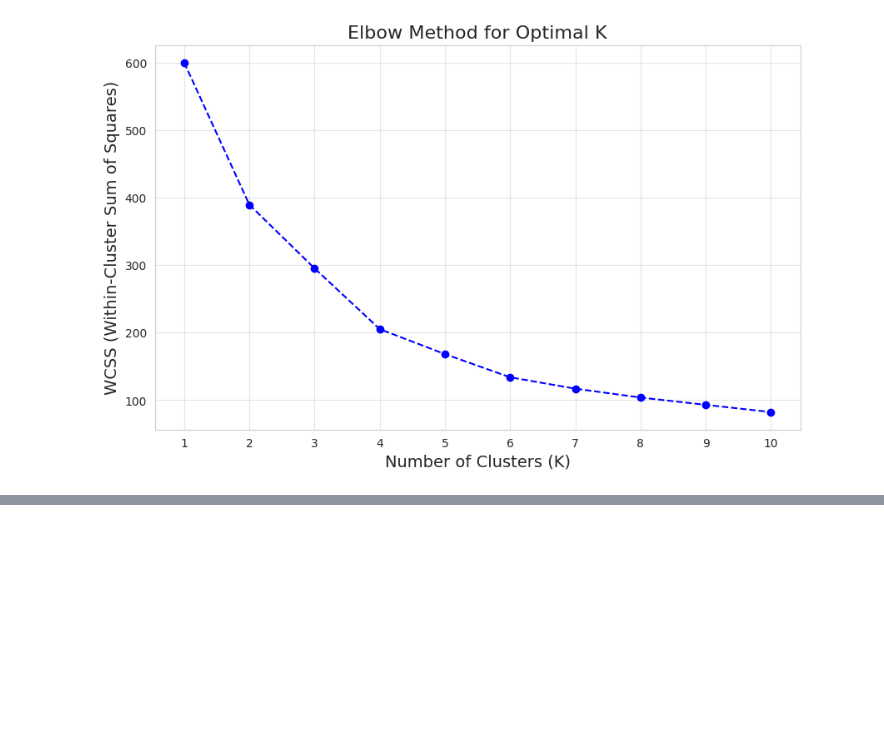
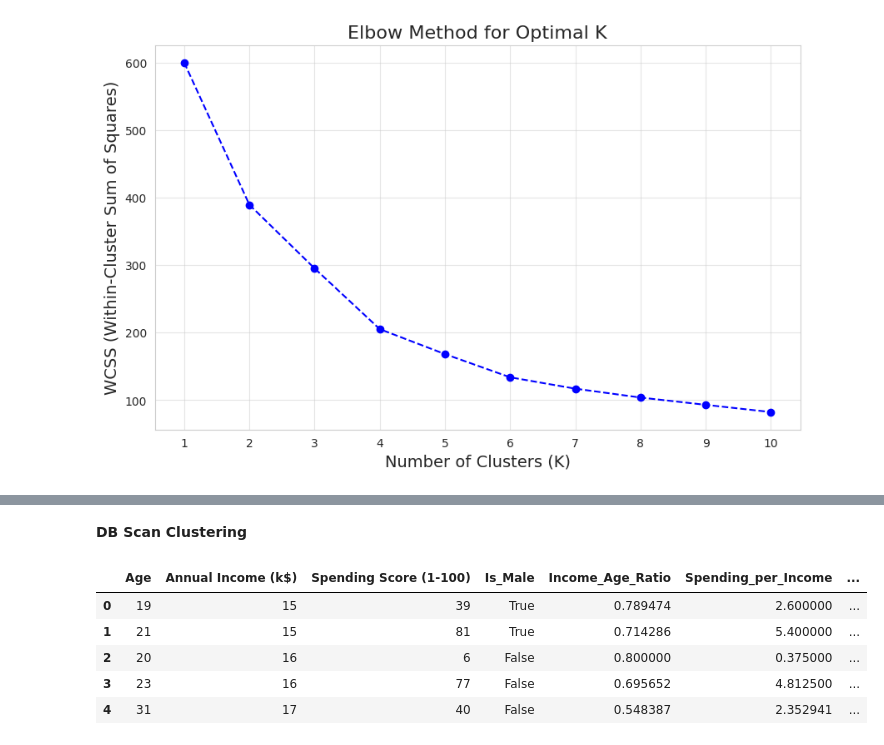
Before and after one commit to Satya-789/ML_Unsupervised_Customer_segmentation, a Jupyter notebook: ML_Unsupervised_Customer_segmentation.ipynb, the cells around one changed output, grey strips where cells are left out. Saved outputs shown, nothing was run; the diff lists cells and outputs as text; code cells hidden in the pictures; blank space fills up the shorter version.

```diff
--- a/ML_Unsupervised_Customer_segmentation.ipynb
+++ b/ML_Unsupervised_Customer_segmentation.ipynb
@@ -206,0 +255,2 @@ df['Cluster_Label'] = kmeans.fit_predict(scaled_data)
+# %% [markdown]
+**DB Scan Clustering**
@@ -207 +263,10 @@ df['Cluster_Label'] = kmeans.fit_predict(scaled_data)
+# %%
+df.head(5)
+# %% [output]
+|  | Age | Annual Income (k$) | Spending Score (1-100) | Is_Male | Income_Age_Ratio | Spending_per_Income | ... |
+| 0 | 19 | 15 | 39 | True | 0.789474 | 2.600000 | ... |
+| 1 | 21 | 15 | 81 | True | 0.714286 | 5.400000 | ... |
+| 2 | 20 | 16 | 6 | False | 0.800000 | 0.375000 | ... |
+| 3 | 23 | 16 | 77 | False | 0.695652 | 4.812500 | ... |
+| 4 | 31 | 17 | 40 | False | 0.548387 | 2.352941 | ... |
 # %%
```
Also changed, not shown: parts of 15 cells of this notebook.
